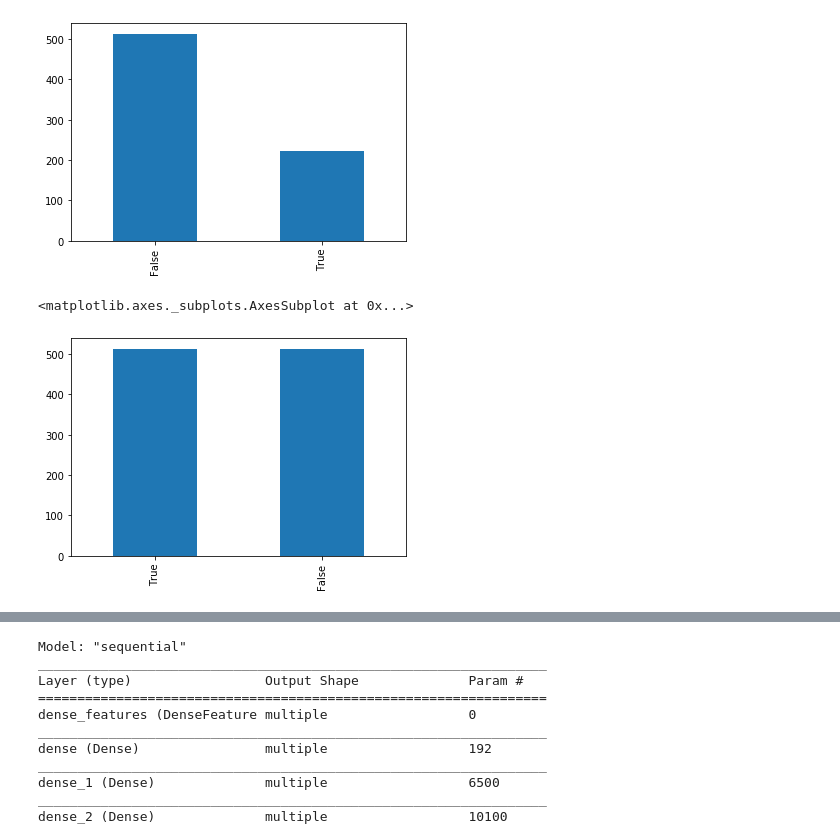
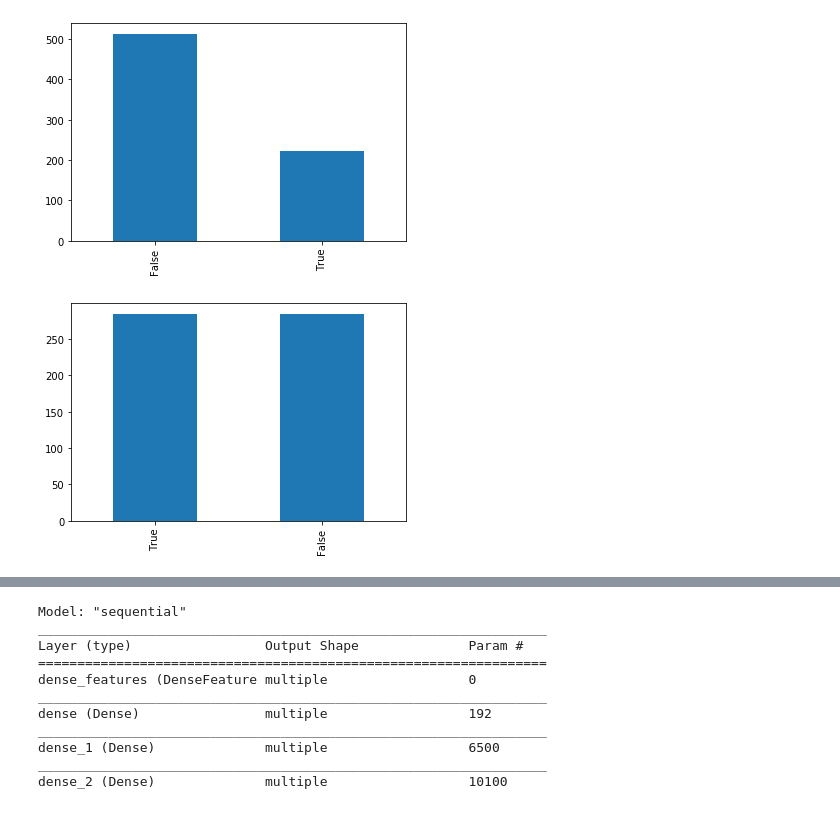
Before and after one commit to sharonchoong/ml-notes, a Jupyter notebook: Neural network on imbalanced time-series data, categorical output.ipynb, the cells around one changed output, grey strips where cells are left out. Cells and saved outputs as stored; diff of their text form; code cells hidden in the pictures.

Commit message:
Oversample after splitting data

```diff
--- a/Neural network on imbalanced time-series data, categorical output.ipynb
+++ b/Neural network on imbalanced time-series data, categorical output.ipynb
@@ -82,12 +87,17 @@ df['LAG_response'].value_counts().plot(kind='bar')
 # %%
 ### oversample categorical y to rebalance
-data_negativeResponse = df[df['LAG_response']]
-data_positiveResponse = df[df['LAG_response'] != True]
-choices = np.random.choice(len(data_negativeResponse), len(data_positiveResponse))
-sample_negativeResponse = data_negativeResponse.iloc[choices]
-df = pd.concat([sample_negativeResponse,data_positiveResponse])
-df['LAG_response'].value_counts().plot(kind='bar')
+def oversample(df):
+    data_negativeResponse = df[df['LAG_response']]
+    data_positiveResponse = df[df['LAG_response'] != True]
+    choices = np.random.choice(len(data_negativeResponse), len(data_positiveResponse))
+    sample_negativeResponse = data_negativeResponse.iloc[choices]
+    df = pd.concat([sample_negativeResponse,data_positiveResponse])
+    df['LAG_response'].value_counts().plot(kind='bar')
+    return df
+
+train = oversample(train)
+val = oversample(val)
+test = oversample(test)
 # %% [output]
-<matplotlib.axes._subplots.AxesSubplot at 0x...>
-[figure, old version]
+[figure, new version]
 # %%
```
Also changed, not shown: parts of 7 cells of this notebook, 4 other files.
